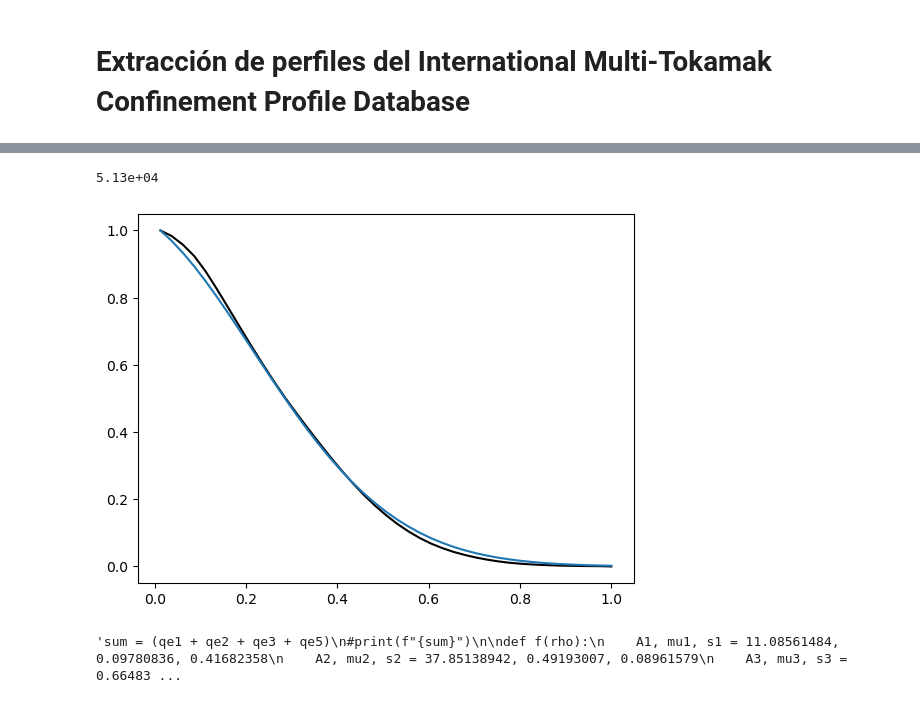
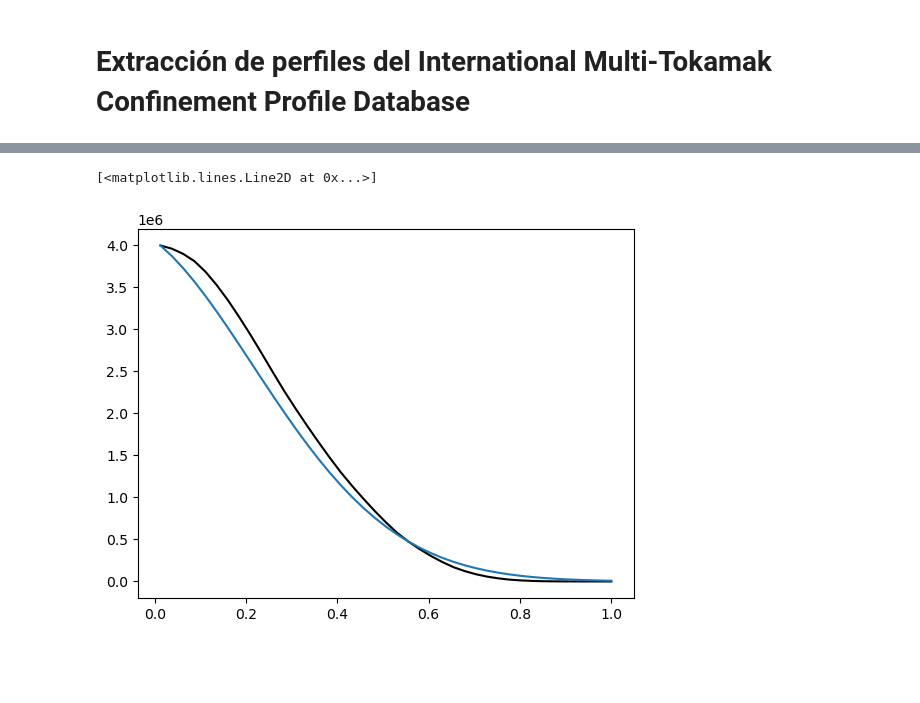
Before and after one commit to Aaron299792/Physics-informed-neural-network-in-1D-transport-model, a Jupyter notebook: test_notebooks/MDSplusProfiles.ipynb, the cells around one changed output, grey strips where cells are left out. Saved outputs shown, nothing was run; the diff lists cells and outputs as text; code cells hidden in the pictures; blank space fills up the shorter version.

```diff
--- a/test_notebooks/MDSplusProfiles.ipynb
+++ b/test_notebooks/MDSplusProfiles.ipynb
@@ -16,9 +11,6 @@ amin = conn.get(r'\top.zerod:amin').data()
 # %%
-# Obtención de los perfiles T y n como F(r,t)
+# Measured profiles for n_e and T_e
 Te = conn.get(r'\top.twod:te').data()
-qe1= conn.get(r'\top.twod:qeche').data()
-qe2= conn.get(r'\top.twod:qrad').data()
-#qe3= conn.get(r'\top.twod:qei').data()
-qe5 = conn.get(r'\top.twod:qohm').data()
+qe= conn.get(r'\top.twod:qeche').data()
 ne = conn.get(r'\top.twod:ne').data()
 B = conn.get(r'\top.zerod:bt')
@@ -86,12 +31,10 @@ qhat1 = np.copy((qe1 - qe1.min()) / (qe1.max() - qe1.min()))
 # %%
-qhat = (qe5[1] - qe5[1].min()) / (qe5[1].max() - qe5[1].min())
+qhat = (qe[1] - qe[1].min()) / (qe[1].max() - qe[1].min())
 s = 0.313
 arr = np.exp(-0.5 * ((rho + 0.1) / s)**2) / (np.sqrt(2 * np.pi) * s)
-arr *= (qe5[1].max() / arr.max())
-plt.plot(rho, qe5[1] / qe5[1].max(), color="black")
-plt.plot(rho, arr / arr.max())
-max = qe5[1].max()
-print(f'{max:.2e}')
+arr *= (qe[1].max() / arr.max())
+plt.plot(rho, qe[1], color="black")
+plt.plot(rho, arr)
 # %% [output]
-5.13e+04
+[<matplotlib.lines.Line2D at 0x...>]
-[figure, old version]
+[figure, new version]
@@ -104,21 +41,14 @@ print(f'{max:.2e}')
 # %%
-#Te_r = Te[itime, :]
-#ne_r = ne[itime, :]
-"""sum = (qe1 + qe2 + qe3 + qe5)
-#print(f"{sum}")
+#def f(rho):
+#    A1, mu1, s1 = 11.08561484, 0.09780836, 0.41682358
+#    A2, mu2, s2 = 37.85138942, 0.49193007, 0.08961579
+#    A3, mu3, s3 = 0.66483884, 0.87163258, 0.06679503
+#    g = lambda A, mu, s: A * np.exp(-(rho - mu)**2 / (2 * s**2))
+#    return (g(A1, mu1, s1) + g(A2, mu2, s2) + g(A3, mu3, s3)) * 6.24e12
 
-def f(rho):
-    A1, mu1, s1 = 11.08561484, 0.09780836, 0.41682358
-    A2, mu2, s2 = 37.85138942, 0.49193007, 0.08961579
-    A3, mu3, s3 = 0.66483884, 0.87163258, 0.06679503
-    g = lambda A, mu, s: A * np.exp(-(rho - mu)**2 / (2 * s**2))
-    return (g(A1, mu1, s1) + g(A2, mu2, s2) + g(A3, mu3, s3)) * 6.24e12
-
-shat = np.copy((sum - sum.min()) / (sum.max() - sum.min()))
-sfit = f(rho)
-shat_fit = np.copy((sfit - sfit.min()) / (sfit.max() - sfit.min()))"""
+#shat = np.copy((sum - sum.min()) / (sum.max() - sum.min()))
+#sfit = f(rho)
+#shat_fit = np.copy((sfit - sfit.min()) / (sfit.max() - sfit.min()))"""
-# %% [output]
-'sum = (qe1 + qe2 + qe3 + qe5)\n#print(f"{sum}")\n\ndef f(rho):\n    A1, mu1, s1 = 11.08561484, 0.09780836, 0.41682358\n    A2, mu2, s2 = 37.85138942, 0.49193007, 0.08961579\n    A3, mu3, s3 = 0.66483 ...
 # %%
 import pandas as pd
 
```
Also changed, not shown: parts of 17 cells of this notebook.
